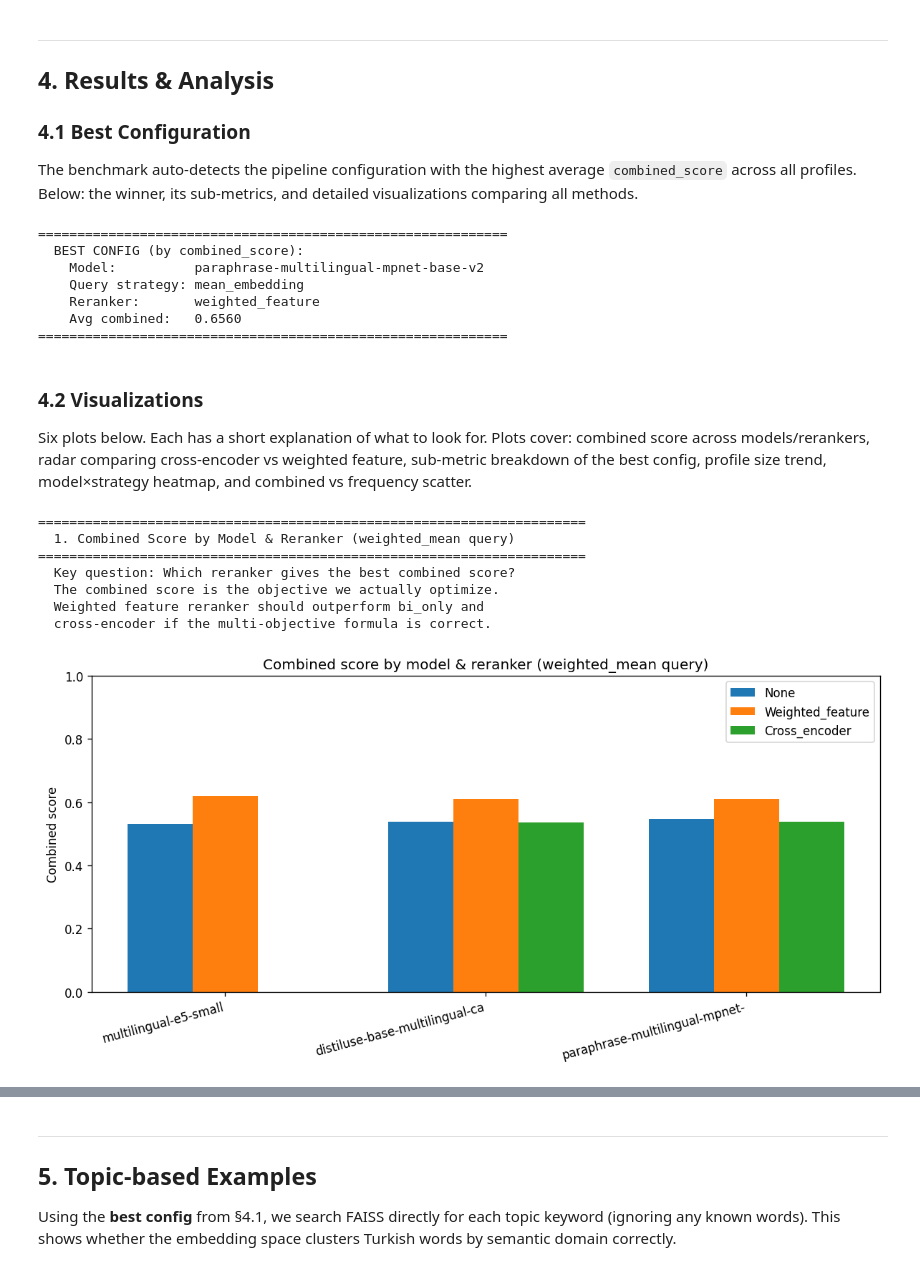
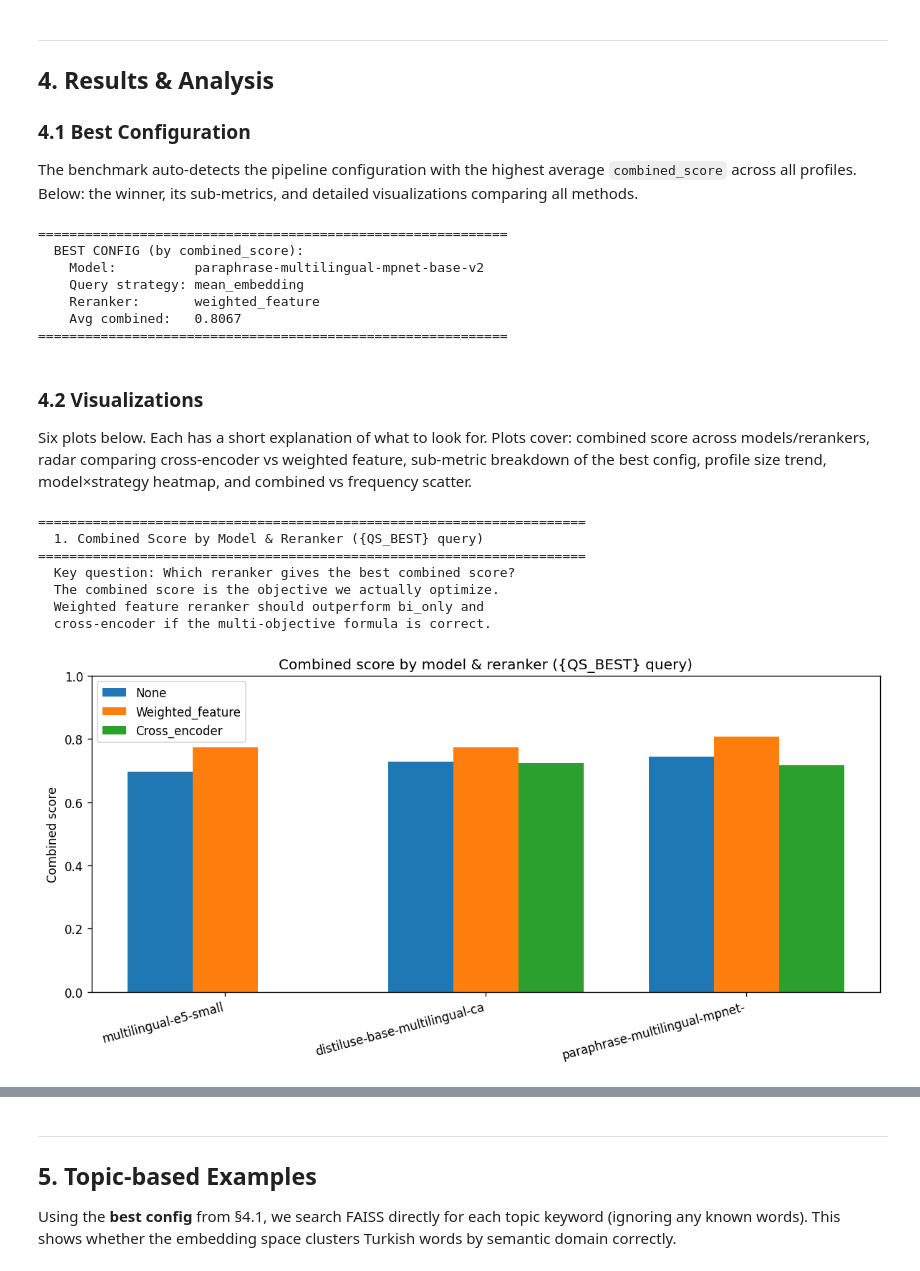
Before and after one commit to MAKhan22/symmetrical-broccoli, a Jupyter notebook: alpha.ipynb, the cells around one changed output, grey strips where cells are left out. Drawn from its saved outputs; the diff is of its cells as text; code cells hidden in the pictures.

Commit message:
updated alpha and readme with fixed stem div and rec div implementation (0.8 score)

```diff
--- a/alpha.ipynb
+++ b/alpha.ipynb
@@ -196,8 +196,8 @@ Vocabulary: 50,000 words
 # =====================================================================
 # Metrics — multi-objective evaluation
 # =====================================================================
-# Combined score: 0.35*S + 0.35*F + 0.10*M - 0.15*D - 0.05*E
-# S = semantic_coherence, F = frequency, M = morph_diversity,
+# Combined score: 0.35*S + 0.35*F + 0.10*M + 0.15*D - 0.05*E
+# S = semantic_coherence, F = frequency, M = stem_diversity,
 # D = rec_diversity, E = difficulty_penalty
 # Higher combined = better. Sub-metrics for diagnosis.
 
@@ -257,7 +257,7 @@ def frequency_appropriateness(recommended, k=10):
     return float(sum(scores) / len(scores))
 
 
-def morph_diversity(recommended, k=10):
+def stem_diversity(recommended, k=10):
     """M: unique morphological stems / K (high = morphologically diverse = good)."""
     top = recommended[:k]
     if not top:
@@ -290,7 +290,7 @@ def rec_diversity(recommended, index, k=10):
     total = sim.sum() - n
     count = n * (n - 1)
     mean_sim = total / count if count else 0.0
-    return 1.0 - float(mean_sim)
+    return float(mean_sim)
 
 
 def difficulty_penalty(recommended, k=10):
@@ -305,15 +305,15 @@ def difficulty_penalty(recommended, k=10):
 def compute_metrics(words, known_set, index, k=10):
     S = semantic_coherence(words, known_set, index, k)
     F = frequency_appropriateness(words, k)
-    M = morph_diversity(words, k)
+    M = stem_diversity(words, k)
     D = rec_diversity(words, index, k)
     E = difficulty_penalty(words, k)
-    combined = 0.35*S + 0.35*F + 0.10*M - 0.15*D - 0.05*E
+    combined = 0.35*S + 0.35*F + 0.10*M + 0.15*D - 0.05*E
     return {
         "combined_score": combined,
         "semantic_coherence": S,
         "frequency": F,
-        "morph_diversity": M,
+        "stem_diversity": M,
         "rec_diversity": D,
         "difficulty_penalty": E,
     }
@@ -810,7 +810,7 @@ else:
         key = (r["bi_model"], r["query_strategy"], r["reranker_type"])
         agg[key].append(r)
 
-    header = f"{'Model':50} {'Strat':25} {'Rerank':18} {'Method':10} {'Comb':8} {'Sem':8} {'Freq':8} {'Morph':7} {'Div':7} {'Diff':7} {'N':4}"
+    header = f"{'Model':50} {'Strat':25} {'Rerank':18} {'Method':10} {'Comb':8} {'Sem':8} {'Freq':8} {'Stem':7} {'Red':7} {'Diff':7} {'N':4}"
     print("=" * len(header))
     print(header)
     print("-" * len(header))
@@ -826,7 +826,7 @@ else:
                 if method not in p or p[method] is None:
                     continue
                 for k in ["combined_score", "semantic_coherence", "frequency",
-                          "morph_diversity", "rec_diversity", "difficulty_penalty"]:
+                          "stem_diversity", "rec_diversity", "difficulty_penalty"]:
                     vals[k].append(p[method][k])
 
             if not vals["combined_score"]:
@@ -838,7 +838,7 @@ else:
                   f"{avg['combined_score']:.4f} "
                   f"{avg['semantic_coherence']:.4f} "
                   f"{avg['frequency']:.4f} "
-                  f"{avg['morph_diversity']:.3f} "
+                  f"{avg['stem_diversity']:.3f} "
                   f"{avg['rec_diversity']:.3f} "
                   f"{avg['difficulty_penalty']:.3f} "
                   f"{len(vals['combined_score'])}")
@@ -847,7 +847,7 @@ else:
 
     # Markdown table
     print("\n--- Markdown table ---\n")
-    print(f"| {'Model':50} | {'Strat':25} | {'Rerank':18} | {'Method':10} | {'Comb':8} | {'Sem':8} | {'Freq':8} | {'Morph':7} | {'Div':7} | {'Diff':7} |")
+    print(f"| {'Model':50} | {'Strat':25} | {'Rerank':18} | {'Method':10} | {'Comb':8} | {'Sem':8} | {'Freq':8} | {'Stem':7} | {'Red':7} | {'Diff':7} |")
     print(f"|{'-'*52}|{'-'*27}|{'-'*20}|{'-'*12}|{'-'*10}|{'-'*10}|{'-'*10}|{'-'*9}|{'-'*9}|{'-'*9}|")
     for (model, qs, rtype), profiles_list in sorted(agg.items()):
         methods = ["bi_only"]
@@ -859,7 +859,7 @@ else:
                 if method not in p or p[method] is None:
                     continue
                 for k in ["combined_score", "semantic_coherence", "frequency",
-                          "morph_diversity", "rec_diversity", "difficulty_penalty"]:
+                          "stem_diversity", "rec_diversity", "difficulty_penalty"]:
                     vals[k].append(p[method][k])
             if not vals["combined_score"]:
                 continue
@@ -869,7 +869,7 @@ else:
                   f"| {avg['combined_score']:.4f} "
                   f"| {avg['semantic_coherence']:.4f} "
                   f"| {avg['frequency']:.4f} "
-                  f"| {avg['morph_diversity']:.3f} "
+                  f"| {avg['stem_diversity']:.3f} "
                   f"| {avg['rec_diversity']:.3f} "
                   f"| {avg['difficulty_penalty']:.3f} |")
 # %% [output]
@@ -913,7 +913,7 @@ for r in all_results:
                 "combined_score": r[method]["combined_score"],
                 "semantic_coherence": r[method]["semantic_coherence"],
                 "frequency": r[method]["frequency"],
-                "morph_diversity": r[method]["morph_diversity"],
+                "stem_diversity": r[method]["stem_diversity"],
                 "rec_diversity": r[method]["rec_diversity"],
                 "difficulty_penalty": r[method]["difficulty_penalty"],
             }
@@ -947,7 +947,7 @@ if results_path.exists():
     data = json.loads(results_path.read_text(encoding="utf-8"))
 
     METRIC_KEYS = ["combined_score", "semantic_coherence", "frequency",
-                   "morph_diversity", "rec_diversity", "difficulty_penalty"]
+                   "stem_diversity", "rec_diversity", "difficulty_penalty"]
 
     # Aggregate reranked (non-bi_only) methods by config
     configs = defaultdict(lambda: {k: [] for k in METRIC_KEYS})
@@ -982,7 +982,7 @@ else:
     Model:          paraphrase-multilingual-mpnet-base-v2
     Query strategy: mean_embedding
     Reranker:       weighted_feature
-    Avg combined:   0.6560
+    Avg combined:   0.8067
 ============================================================
 # %% [markdown]
 ### 4.2 Visualizations
@@ -1009,17 +1009,17 @@ if results_path.exists() and HAS_MPL and "data" in dir():
                     agg[key][k].append(r[method][k])
 
     plt.rcParams["figure.dpi"] = 120
-    QS_WEIGHTED = "weighted_mean"
+    QS_BEST = best_key[1]  # auto-detect best query strategy from data
     model_labels = {}
     for k in agg:
         model_labels[k[0]] = k[0].split("/")[-1][:30]
     models_sorted = sorted(set(k[0] for k in agg))
 
     # ----------------------------------------------------------------
-    # 1. Combined score by model & reranker (weighted_mean query)
+    # 1. Combined score by model & reranker ({QS_BEST} query)
     # ----------------------------------------------------------------
     print("=" * 70)
-    print("  1. Combined Score by Model & Reranker (weighted_mean query)")
+    print("  1. Combined Score by Model & Reranker ({QS_BEST} query)")
     print("=" * 70)
     print("  Key question: Which reranker gives the best combined score?")
     print("  The combined score is the objective we actually optimize.")
@@ -1034,38 +1034,38 @@ if results_path.exists() and HAS_MPL and "data" in dir():
     for i, rt in enumerate(rerankers):
         vals = []
         for m in models_sorted:
-            mk = (m, QS_WEIGHTED, rt, "bi_only")
-            rk = (m, QS_WEIGHTED, rt, rt)
+            mk = (m, QS_BEST, rt, "bi_only")
+            rk = (m, QS_BEST, rt, rt)
             if rt == "none":
                 v = np.mean(agg[mk]["combined_score"]) if agg[mk]["combined_score"] else 0
             elif rk in agg and agg[rk]["combined_score"]:
                 v = np.mean(agg[rk]["combined_score"])
             else:
                 v = 0
             vals.append(v)
         bars = ax.bar(x + i * w, vals, w, label=rt.capitalize())
     ax.set_xticks(x + w)
     ax.set_xticklabels([model_labels[m] for m in models_sorted],
                        rotation=15, ha="right")
     ax.set_ylabel("Combined score")
-    ax.set_title("Combined score by model & reranker (weighted_mean query)")
+    ax.set_title("Combined score by model & reranker ({QS_BEST} query)")
     ax.legend()
     ax.set_ylim(0, 1)
     fig.tight_layout()
     fig.savefig(RESULTS_DIR / "fig_combined_by_model_reranker.png")
     plt.show()
     print()
 
     # ----------------------------------------------------------------
 # %% [output]
 ======================================================================
-  1. Combined Score by Model & Reranker (weighted_mean query)
+  1. Combined Score by Model & Reranker ({QS_BEST} query)
 ======================================================================
   Key question: Which reranker gives the best combined score?
   The combined score is the objective we actually optimize.
   Weighted feature reranker should outperform bi_only and
   cross-encoder if the multi-objective formula is correct.
-[figure, old version]
+[figure, new version]
 # %%
 # =====================================================================
 # Visualizations (part 2) — deep-dive plots
```
Also changed, not shown: parts of 8 cells of this notebook, 1 other file.
